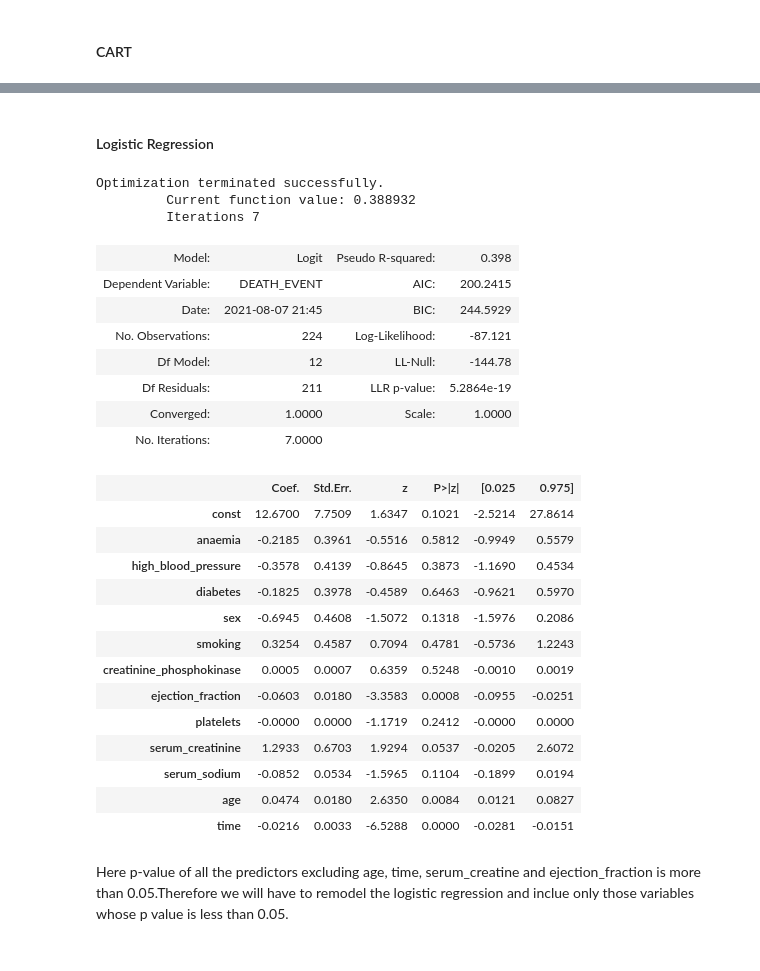
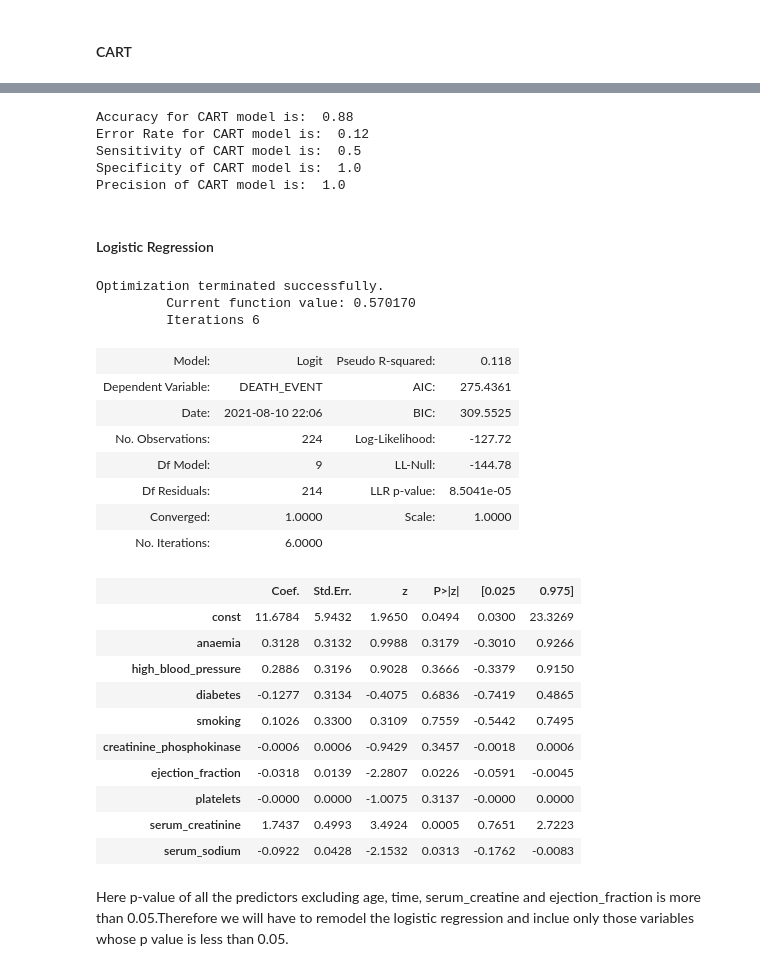
Before and after one commit to seantorres/ADS502FinalProject, a Jupyter notebook: ADS502_Final_Project.ipynb, the cells around one changed output, grey strips where cells are left out. Cells and saved outputs as stored; diff of their text form; code cells hidden in the pictures.

Commit message:
models with evaluation measures

```diff
--- a/ADS502_Final_Project.ipynb
+++ b/ADS502_Final_Project.ipynb
@@ -545,3 +623,16 @@ contingency_cart
+# %%
+print("Accuracy for CART model is: ",round(((TN_cart+TP_cart)/GT_cart),4),
+     '\nError Rate for CART model is: ', round(1-(TN_cart+TP_cart)/GT_cart,4),
+     '\nSensitivity of CART model is: ', round(TP_cart/TAP_cart,4),
+      '\nSpecificity of CART model is: ', round(TN_cart/TAN_cart,4),
+      '\nPrecision of CART model is: ', round(TP_cart/TPP_cart,4),
+     )
+# %% [output]
+Accuracy for CART model is:  0.88
+Error Rate for CART model is:  0.12
+Sensitivity of CART model is:  0.5
+Specificity of CART model is:  1.0
+Precision of CART model is:  1.0
 # %% [markdown]
 
 
@@ -550,38 +641,35 @@ contingency_cart
 # %%
 #assigning variables to perform logistic regresssion
 
-X = pd.DataFrame(heart_train[['anaemia', 'high_blood_pressure', 'diabetes','sex', 'smoking','creatinine_phosphokinase','ejection_fraction','platelets', 'serum_creatinine','serum_sodium', 'age', 'time']])
+X = pd.DataFrame(heart_train[['anaemia', 'high_blood_pressure', 'diabetes', 'smoking','creatinine_phosphokinase','ejection_fraction','platelets', 'serum_creatinine','serum_sodium']])
 X = sm.add_constant(X)
 y = pd.DataFrame(heart_train[['DEATH_EVENT']])
 
 log_reg = sm.Logit(y, X).fit()
 log_reg.summary2()
 # %% [output]
 Optimization terminated successfully.
-         Current function value: 0.388932
-         Iterations 7
+         Current function value: 0.570170
+         Iterations 6
-| Model: | Logit | Pseudo R-squared: | 0.398 |
-| Dependent Variable: | DEATH_EVENT | AIC: | 200.2415 |
-| Date: | 2021-08-07 21:45 | BIC: | 244.5929 |
-| No. Observations: | 224 | Log-Likelihood: | -87.121 |
-| Df Model: | 12 | LL-Null: | -144.78 |
-| Df Residuals: | 211 | LLR p-value: | 5.2864e-19 |
+| Model: | Logit | Pseudo R-squared: | 0.118 |
+| Dependent Variable: | DEATH_EVENT | AIC: | 275.4361 |
+| Date: | 2021-08-10 22:06 | BIC: | 309.5525 |
+| No. Observations: | 224 | Log-Likelihood: | -127.72 |
+| Df Model: | 9 | LL-Null: | -144.78 |
+| Df Residuals: | 214 | LLR p-value: | 8.5041e-05 |
 | Converged: | 1.0000 | Scale: | 1.0000 |
-| No. Iterations: | 7.0000 |  |  |
+| No. Iterations: | 6.0000 |  |  |
 |  | Coef. | Std.Err. | z | P>|z| | [0.025 | 0.975] |
-| const | 12.6700 | 7.7509 | 1.6347 | 0.1021 | -2.5214 | 27.8614 |
-| anaemia | -0.2185 | 0.3961 | -0.5516 | 0.5812 | -0.9949 | 0.5579 |
-| high_blood_pressure | -0.3578 | 0.4139 | -0.8645 | 0.3873 | -1.1690 | 0.4534 |
-| diabetes | -0.1825 | 0.3978 | -0.4589 | 0.6463 | -0.9621 | 0.5970 |
-| sex | -0.6945 | 0.4608 | -1.5072 | 0.1318 | -1.5976 | 0.2086 |
-| smoking | 0.3254 | 0.4587 | 0.7094 | 0.4781 | -0.5736 | 1.2243 |
-| creatinine_phosphokinase | 0.0005 | 0.0007 | 0.6359 | 0.5248 | -0.0010 | 0.0019 |
-| ejection_fraction | -0.0603 | 0.0180 | -3.3583 | 0.0008 | -0.0955 | -0.0251 |
-| platelets | -0.0000 | 0.0000 | -1.1719 | 0.2412 | -0.0000 | 0.0000 |
-| serum_creatinine | 1.2933 | 0.6703 | 1.9294 | 0.0537 | -0.0205 | 2.6072 |
-| serum_sodium | -0.0852 | 0.0534 | -1.5965 | 0.1104 | -0.1899 | 0.0194 |
-| age | 0.0474 | 0.0180 | 2.6350 | 0.0084 | 0.0121 | 0.0827 |
-| time | -0.0216 | 0.0033 | -6.5288 | 0.0000 | -0.0281 | -0.0151 |
+| const | 11.6784 | 5.9432 | 1.9650 | 0.0494 | 0.0300 | 23.3269 |
+| anaemia | 0.3128 | 0.3132 | 0.9988 | 0.3179 | -0.3010 | 0.9266 |
+| high_blood_pressure | 0.2886 | 0.3196 | 0.9028 | 0.3666 | -0.3379 | 0.9150 |
+| diabetes | -0.1277 | 0.3134 | -0.4075 | 0.6836 | -0.7419 | 0.4865 |
+| smoking | 0.1026 | 0.3300 | 0.3109 | 0.7559 | -0.5442 | 0.7495 |
+| creatinine_phosphokinase | -0.0006 | 0.0006 | -0.9429 | 0.3457 | -0.0018 | 0.0006 |
+| ejection_fraction | -0.0318 | 0.0139 | -2.2807 | 0.0226 | -0.0591 | -0.0045 |
+| platelets | -0.0000 | 0.0000 | -1.0075 | 0.3137 | -0.0000 | 0.0000 |
+| serum_creatinine | 1.7437 | 0.4993 | 3.4924 | 0.0005 | 0.7651 | 2.7223 |
+| serum_sodium | -0.0922 | 0.0428 | -2.1532 | 0.0313 | -0.1762 | -0.0083 |
 # %% [markdown]
 Here p-value of all the predictors excluding age, time, serum_creatine and  ejection_fraction is more than 0.05.Therefore we will have to remodel the logistic regression and inclue only those variables whose p value is less than 0.05.
 # %%
```
Also changed, not shown: parts of 20 cells of this notebook.
